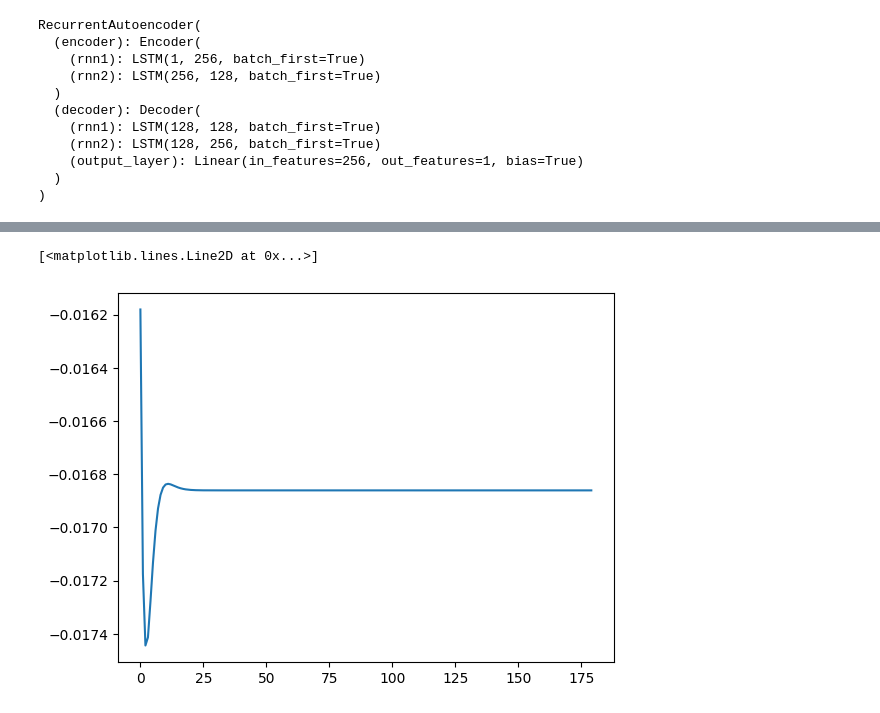
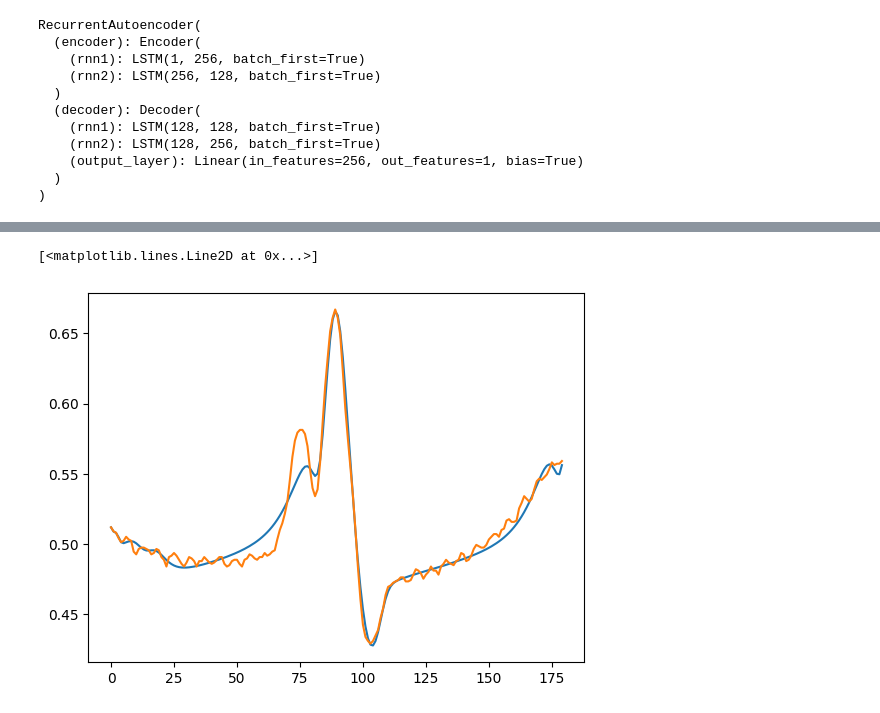
Before and after one commit to sjjtu/MAthesis, a Jupyter notebook: code/train_model.ipynb, the cells around one changed output, grey strips where cells are left out. Cells and saved outputs as stored; diff of their text form; code cells hidden in the pictures.

```diff
--- a/code/train_model.ipynb
+++ b/code/train_model.ipynb
@@ -109,4 +108,5 @@ def train_model(model, train_dataset, val_dataset, n_epochs, lr):
   return model.eval(), history
 # %%
 dataset,seq_len, n_feat = create_dataset(df)
+dataset = dataset[0:1]
 # %%
@@ -132,9 +116,7 @@ tensor([[0.5723],
-# %%
-dataset = dataset[0:5000]
 # %%
 from lstmae import RecurrentAutoencoder
 
-model = RecurrentAutoencoder(seq_len, n_feat, device, 128)
+model = RecurrentAutoencoder(seq_len, n_feat, device, 32)
 model = model.to(device)
 model
 # %% [output]
@@ -161,9 +143,9 @@ assert len(train)+len(test)+len(val) == len(dataset)
 # %%
 model, history = train_model(
   model,
-  train_dataset=train,
+  train_dataset=val,
   val_dataset=val,
-  n_epochs=20,
-  lr=1e-2
+  n_epochs=10000,
+  lr=5e-5
 )
 # %% [output]
@@ -228,6 +187,6 @@ OrderedDict([('encoder.rnn1.weight_ih_l0',
 # %%
-plt.plot(model(dataset[10]).detach().numpy().squeeze())
-#plt.plot(dataset[10].detach().numpy().squeeze())
+plt.plot(model(dataset[0]).cpu().detach().numpy().squeeze())
+plt.plot(dataset[0].cpu().detach().numpy().squeeze())
 # %% [output]
 [<matplotlib.lines.Line2D at 0x...>]
-[figure, old version]
+[figure, new version]
```
Also changed, not shown: parts of 8 cells of this notebook, 3 other files.
